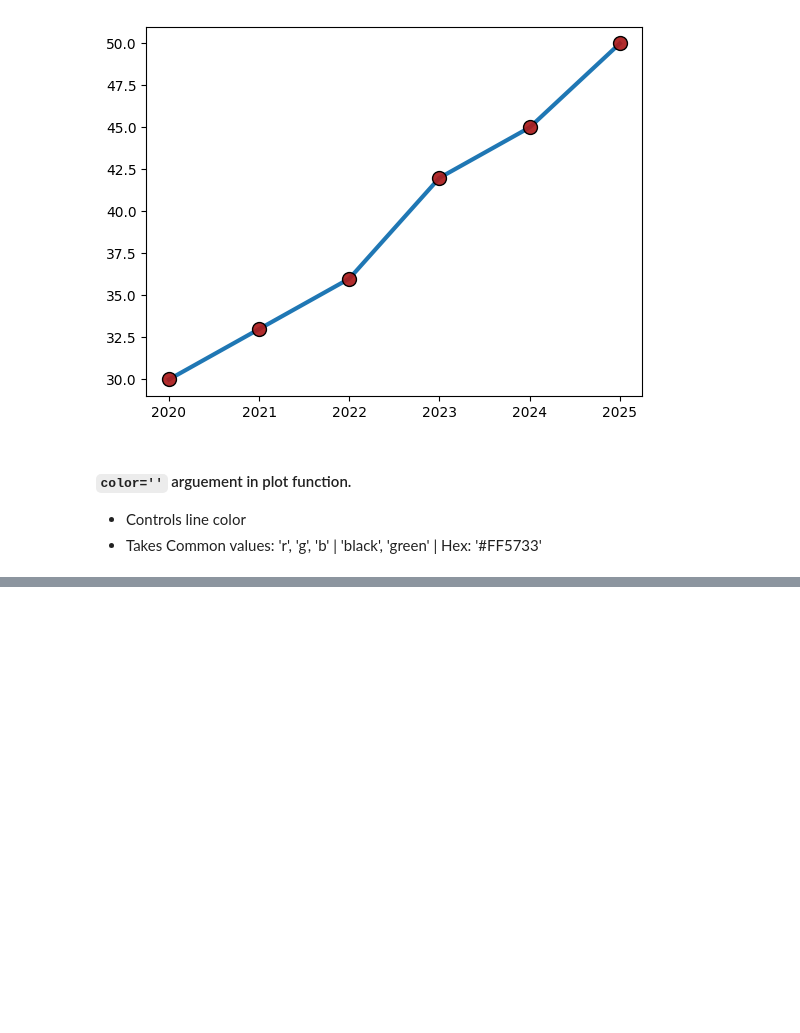
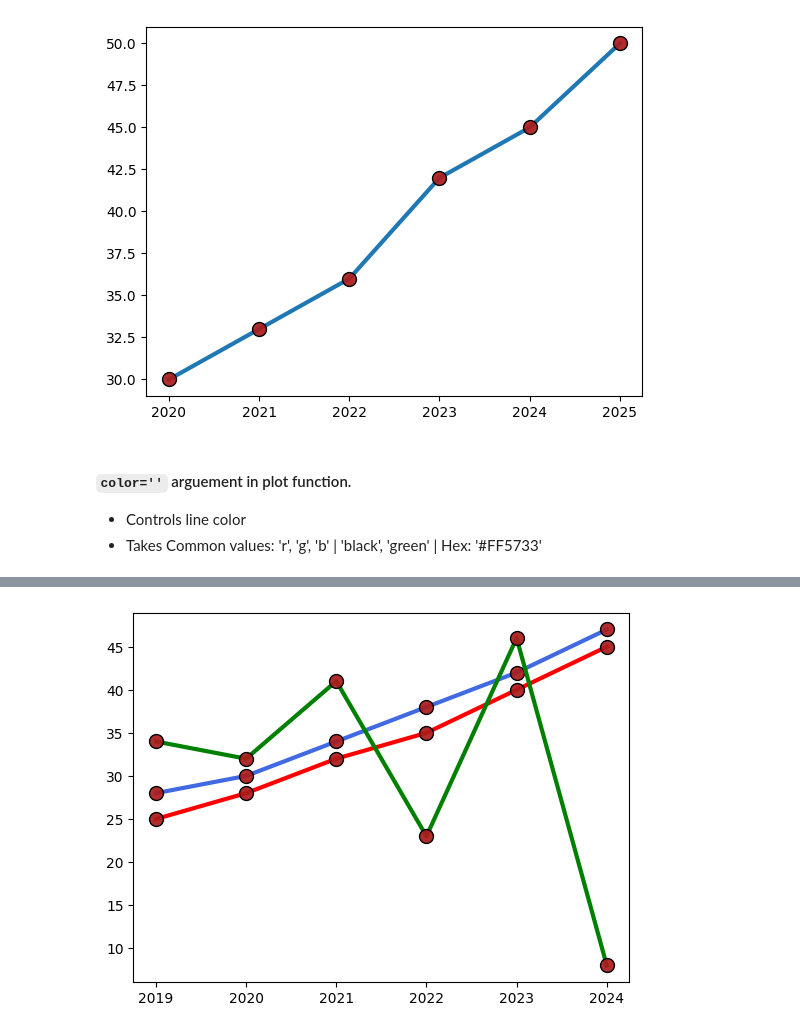
Before and after one commit to MoeedKhan-AMK/Matplotlib, a Jupyter notebook: code/customization.ipynb, the cells around one changed output, grey strips where cells are left out. Drawn from its saved outputs; the diff is of its cells as text; code cells hidden in the pictures; blank space fills up the shorter version.

Commit message:
multiple line customization with dictionary() updated

```diff
--- a/code/customization.ipynb
+++ b/code/customization.ipynb
@@ -120,0 +125,23 @@ plt.show()
+# %%
+x = np.array([2019, 2020, 2021, 2022, 2023, 2024])  #years
+y = np.array([28, 30, 34, 38, 42, 47])  #students
+y1 = np.array([25, 28, 32, 35, 40, 45])
+y2 = np.array([34,32,41,23,46,8])
+
+
+
+line_style_dictionary= dict(marker='o',
+                       markersize=10,
+                       markerfacecolor='#ab1b1beb',#HSL VALUE IS USED
+                       markeredgecolor='black',
+                       linestyle='-',
+                       linewidth=3,
+                      )
+
+plt.plot(x, y,  color= '#4169E1',   **line_style_dictionary)
+plt.plot(x, y1, color='red',    **line_style_dictionary)
+plt.plot(x, y2, color='green',  **line_style_dictionary)
+
+plt.show()
+# %% [output]
+[figure, added]
```
Also changed, not shown: parts of 2 cells of this notebook.
